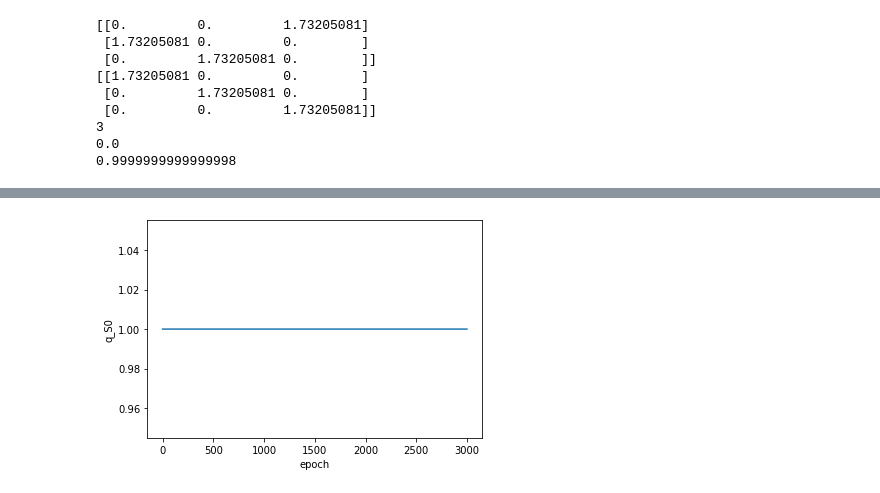
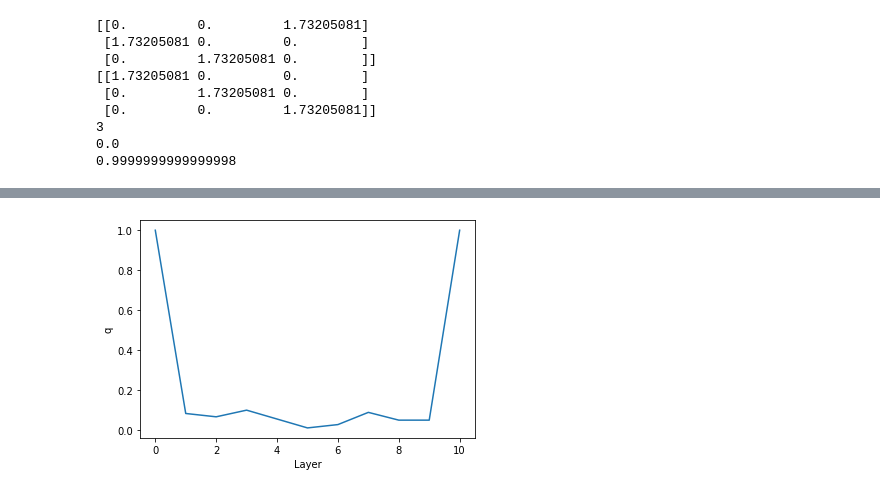
Before and after one commit to tumblingdice512/deep-learning-from-scratch, a Jupyter notebook: model3_3.ipynb, the cells around one changed output, grey strips where cells are left out. Cells and saved outputs as stored; diff of their text form; code cells hidden in the pictures.

```diff
--- a/model3_3.ipynb
+++ b/model3_3.ipynb
@@ -27,7 +28,7 @@ import numpy as np
 import random
 import matplotlib.pyplot as plt
 # %%
-N = 50
+N = 20
 L = 5
 # %%
 #S0 = np.array([random.choice([1,-1]) for i in range(N)])
@@ -43,12 +44,6 @@ L = 5
 #各パーセプトロンのスピンの成分数を増やすときは、SOとSLを行列の形式にすればよい。
 # %%
 S0 = np.array([[random.choice([1,-1]) for i in range(N)],[random.choice([1,-1]) for i in range(N)],
-               [random.choice([1,-1]) for i in range(N)],[random.choice([1,-1]) for i in range(N)],
-               [random.choice([1,-1]) for i in range(N)],[random.choice([1,-1]) for i in range(N)],
-               [random.choice([1,-1]) for i in range(N)],[random.choice([1,-1]) for i in range(N)],
-               [random.choice([1,-1]) for i in range(N)],[random.choice([1,-1]) for i in range(N)],
-               [random.choice([1,-1]) for i in range(N)],[random.choice([1,-1]) for i in range(N)],
-               [random.choice([1,-1]) for i in range(N)],[random.choice([1,-1]) for i in range(N)],
                [random.choice([1,-1]) for i in range(N)],[random.choice([1,-1]) for i in range(N)],
                [random.choice([1,-1]) for i in range(N)],[random.choice([1,-1]) for i in range(N)],
                [random.choice([1,-1]) for i in range(N)],[random.choice([1,-1]) for i in range(N)],
@@ -60,16 +55,10 @@ SL = np.array([[random.choice([1,-1]) for i in range(N)],[random.choice([1,-1])
                [random.choice([1,-1]) for i in range(N)],[random.choice([1,-1]) for i in range(N)],
                [random.choice([1,-1]) for i in range(N)],[random.choice([1,-1]) for i in range(N)],
                [random.choice([1,-1]) for i in range(N)],[random.choice([1,-1]) for i in range(N)],
-               [random.choice([1,-1]) for i in range(N)],[random.choice([1,-1]) for i in range(N)],
-               [random.choice([1,-1]) for i in range(N)],[random.choice([1,-1]) for i in range(N)],
-               [random.choice([1,-1]) for i in range(N)],[random.choice([1,-1]) for i in range(N)],
-               [random.choice([1,-1]) for i in range(N)],[random.choice([1,-1]) for i in range(N)],
-               [random.choice([1,-1]) for i in range(N)],[random.choice([1,-1]) for i in range(N)],
-               [random.choice([1,-1]) for i in range(N)],[random.choice([1,-1]) for i in range(N)],
                [random.choice([1,-1]) for i in range(N)],[random.choice([1,-1]) for i in range(N)]])
 
 M = len(S0)
 
-print(S0) #同じ配列内は、スピンの第μ成分がN個並んでいる。各パーセプトロンに直すには、転置を取る必要あり
+#print(S0) #同じ配列内は、スピンの第μ成分がN個並んでいる。各パーセプトロンに直すには、転置を取る必要あり
 print(M) #Mに相当
 # %% [output]
@@ -425,8 +528,14 @@ plt.show()
+# %%
+q = [q_S0[n_epoch-1], q_S1[n_epoch-1], q_S2[n_epoch-1],
+     q_S3[n_epoch-1], q_S4[n_epoch-1], q_S5[n_epoch-1],
+     q_S6[n_epoch-1], q_S7[n_epoch-1], q_S8[n_epoch-1],
+     q_S9[n_epoch-1], q_SL[n_epoch-1]
+     ]
 # %%
-i = range(n_epoch)
-plt.plot(i, q_S0)
-plt.xlabel('epoch')
-plt.ylabel('q_S0')
+i = [0,1,2,3,4,5,6,7,8,9,10]
+plt.plot(i, q)
+plt.xlabel('Layer')
+plt.ylabel('q')
 plt.show()
 # %% [output]
-[figure, old version]
+[figure, new version]
```
Also changed, not shown: parts of 25 cells of this notebook.
